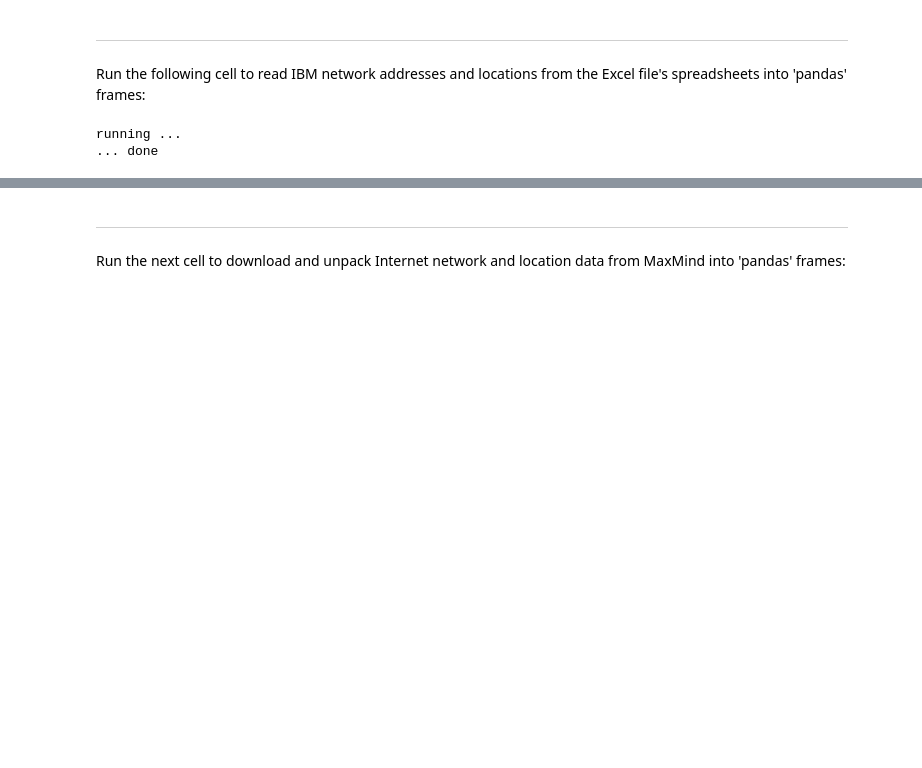
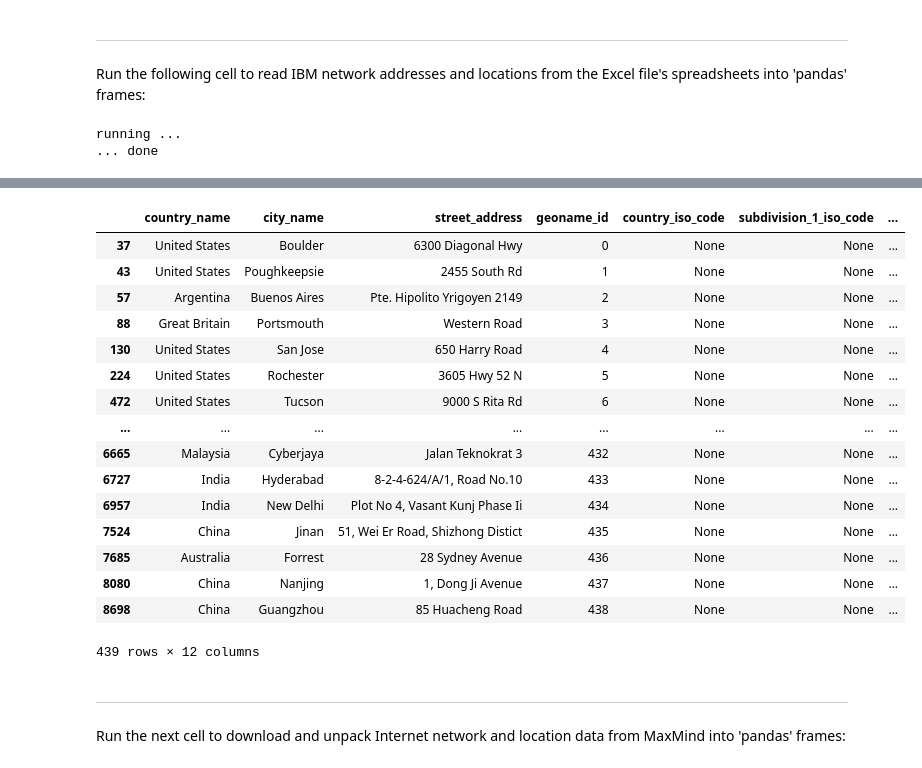
Before and after one commit to ejpring/MyGeohashDSXProject, a Jupyter notebook: merge IBM and MaxMind geographical data.ipynb, the cells around one changed output, grey strips where cells are left out. Saved outputs shown, nothing was run; the diff lists cells and outputs as text; code cells hidden in the pictures; blank space fills up the shorter version.

```diff
--- a/merge IBM and MaxMind geographical data.ipynb
+++ b/merge IBM and MaxMind geographical data.ipynb
@@ -124,23 +134,25 @@ ibmCorrections = { 'S?O Paulo': 'Sao Paulo', 'Quer?Taro': 'Queretaro' }
 for name in ibmCorrections:
     ibmData.loc[ibmData['# City']==name, '# City'] = ibmCorrections[name]
 
-# create a frame with the country, city, and street address of each IBM internal IP subnet
-    ibmNetworks = ibmData[['# Network Container', '# Country', '# City', '# Street']].dropna()
-ibmNetworks = ibmNetworks[ibmNetworks['# Network Container'].str.match("[0-9./]+")]
-ibmNetworks = ibmNetworks.drop_duplicates('# Network Container',keep='first')
-ibmNetworks.columns = ['network', 'country_name', 'city_name', 'street_address']
+# create a frame with the country, city, and street address of IBM network data
+ibmNetworksSkeleton = ibmData[['# Network Container', '# Country', '# City', '# Street']].dropna()
+ibmNetworksSkeleton = ibmNetworksSkeleton[ibmNetworksSkeleton['# Network Container'].str.match("[0-9./]+")]
+ibmNetworksSkeleton = ibmNetworksSkeleton.drop_duplicates('# Network Container',keep='first')
+ibmNetworksSkeleton.columns = ['network', 'country_name', 'city_name', 'street_address']
 
-# create a frame with the country, city, and street address of each IBM location, and empty columns for more geographical data
-ibmLocations = ibmNetworks.drop('network',axis=1).drop_duplicates(['country_name', 'city_name', 'street_address'])
-ibmLocations['geoname_id'] = range(len(ibmLocations))
-ibmLocations['country_iso_code'] = None
-ibmLocations['subdivision_1_iso_code'] = None
-ibmLocations['subdivision_1_name'] = None
-ibmLocations['subdivision_2_iso_code'] = None
-ibmLocations['subdivision_2_name'] = None
-ibmLocations['postal_code'] = None
-ibmLocations['latitude'] = None
-ibmLocations['longitude'] = None
+# create a skeleton for IBM location data
+ibmLocationsSkeleton = ibmNetworksSkeleton.drop('network',axis=1).drop_duplicates(['country_name', 'city_name', 'street_address'])
+
+# add empty columns that will match the MaxMind location data
+ibmLocationsSkeleton['geoname_id'] = range(len(ibmLocationsSkeleton))
+ibmLocationsSkeleton['country_iso_code'] = None
+ibmLocationsSkeleton['subdivision_1_iso_code'] = None
+ibmLocationsSkeleton['subdivision_1_name'] = None
+ibmLocationsSkeleton['subdivision_2_iso_code'] = None
+ibmLocationsSkeleton['subdivision_2_name'] = None
+ibmLocationsSkeleton['postal_code'] = None
+ibmLocationsSkeleton['latitude'] = None
+ibmLocationsSkeleton['longitude'] = None
 
 print('... done')
 # %% [output]
@@ -149,3 +181,23 @@ running ...
+# %%
+ibmLocationsSkeleton
+# %% [output]
+|  | country_name | city_name | street_address | geoname_id | country_iso_code | subdivision_1_iso_code | ... |
+| 37 | United States | Boulder | 6300 Diagonal Hwy | 0 | None | None | ... |
+| 43 | United States | Poughkeepsie | 2455 South Rd | 1 | None | None | ... |
+| 57 | Argentina | Buenos Aires | Pte. Hipolito Yrigoyen 2149 | 2 | None | None | ... |
+| 88 | Great Britain | Portsmouth | Western Road | 3 | None | None | ... |
+| 130 | United States | San Jose | 650 Harry Road | 4 | None | None | ... |
+| 224 | United States | Rochester | 3605 Hwy 52 N | 5 | None | None | ... |
+| 472 | United States | Tucson | 9000 S Rita Rd | 6 | None | None | ... |
+| ... | ... | ... | ... | ... | ... | ... | ... |
+| 6665 | Malaysia | Cyberjaya | Jalan Teknokrat 3 | 432 | None | None | ... |
+| 6727 | India | Hyderabad | 8-2-4-624/A/1, Road No.10 | 433 | None | None | ... |
+| 6957 | India | New Delhi | Plot No 4, Vasant Kunj Phase Ii | 434 | None | None | ... |
+| 7524 | China | Jinan | 51, Wei Er Road, Shizhong Distict | 435 | None | None | ... |
+| 7685 | Australia | Forrest | 28 Sydney Avenue | 436 | None | None | ... |
+| 8080 | China | Nanjing | 1, Dong Ji Avenue | 437 | None | None | ... |
+| 8698 | China | Guangzhou | 85 Huacheng Road | 438 | None | None | ... |
+439 rows × 12 columns
 # %% [markdown]
 -----
 Run the next cell to download and unpack Internet network and location data from MaxMind into 'pandas' frames:
```
Also changed, not shown: parts of 18 cells of this notebook.
